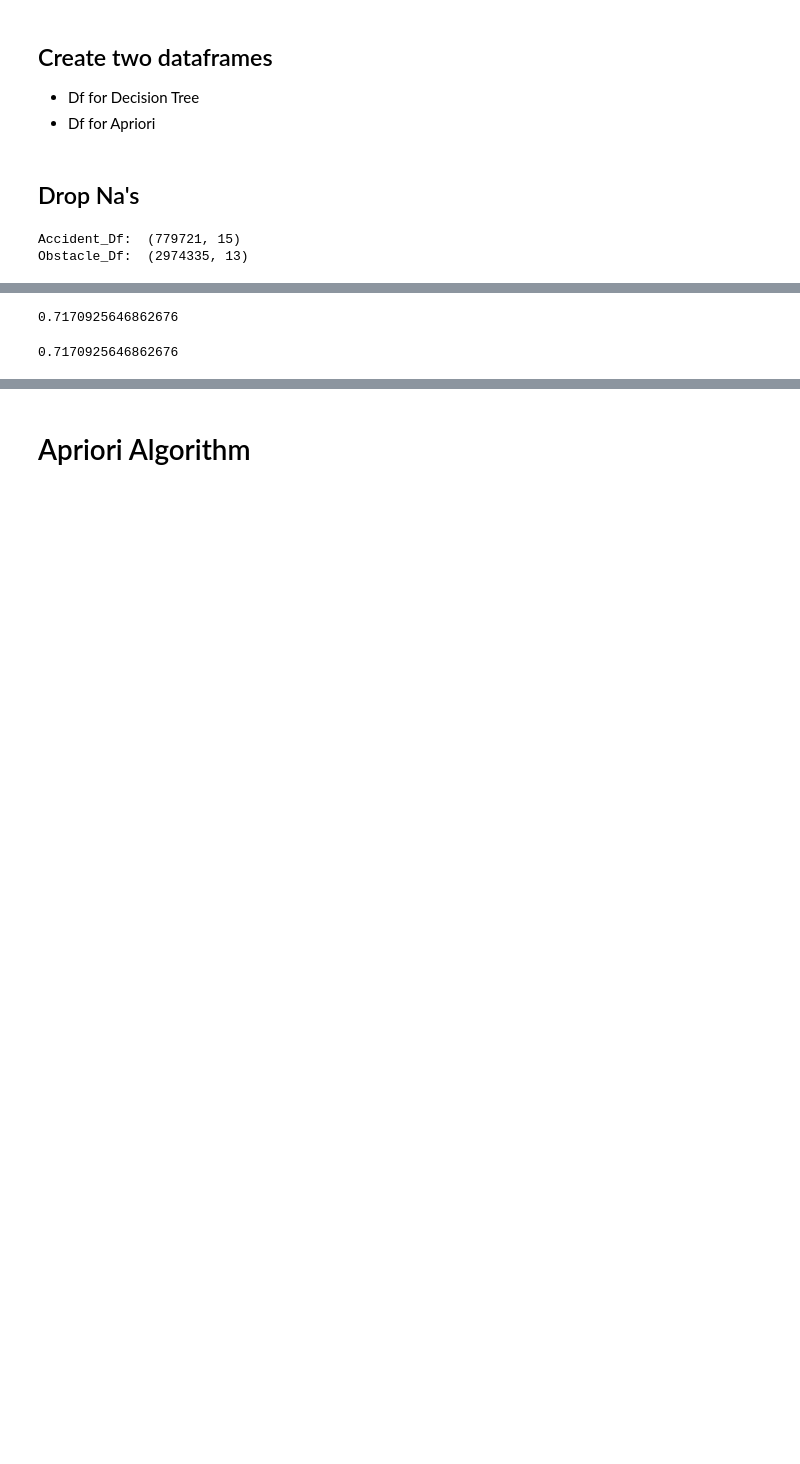
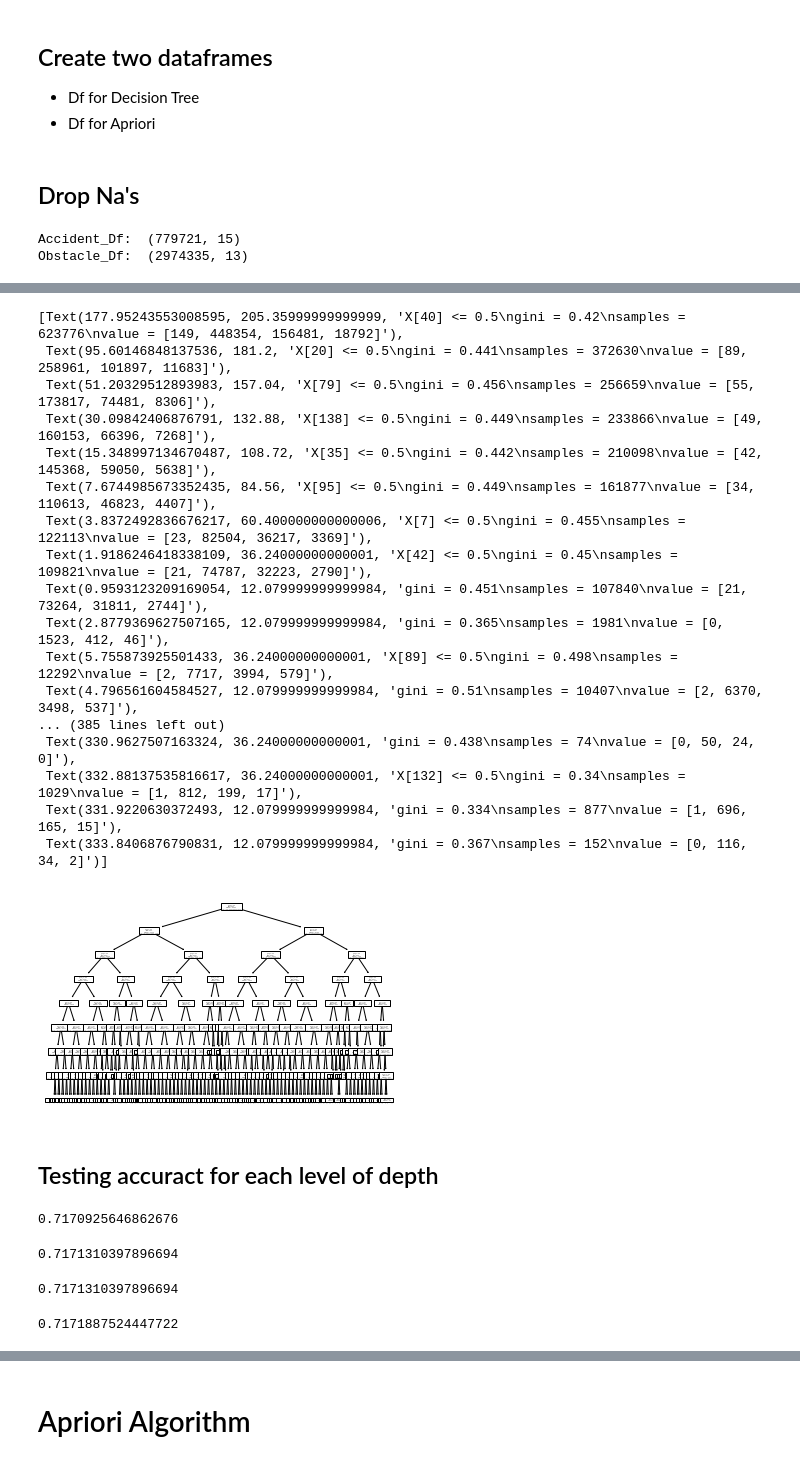
Before and after one commit to amirradman/cmpe255, a Jupyter notebook: Raymonds_Data_Exploration/accident_decision_trees.ipynb, the cells around one changed output, grey strips where cells are left out. Cells and saved outputs as stored; diff of their text form; code cells hidden in the pictures; blank space fills up the shorter version.

```diff
--- a/Raymonds_Data_Exploration/accident_decision_trees.ipynb
+++ b/Raymonds_Data_Exploration/accident_decision_trees.ipynb
@@ -160 +186,26 @@ tree.plot_tree(clf5)
+# %%
+clf8 = DecisionTreeClassifier(max_depth=8)
+clf8 = clf8.fit(X_TRAIN, Y_TRAIN)
+tree.plot_tree(clf8)
+# %% [output]
+[Text(177.95243553008595, 205.35999999999999, 'X[40] <= 0.5\ngini = 0.42\nsamples = 623776\nvalue = [149, 448354, 156481, 18792]'),
+ Text(95.60146848137536, 181.2, 'X[20] <= 0.5\ngini = 0.441\nsamples = 372630\nvalue = [89, 258961, 101897, 11683]'),
+ Text(51.20329512893983, 157.04, 'X[79] <= 0.5\ngini = 0.456\nsamples = 256659\nvalue = [55, 173817, 74481, 8306]'),
+ Text(30.09842406876791, 132.88, 'X[138] <= 0.5\ngini = 0.449\nsamples = 233866\nvalue = [49, 160153, 66396, 7268]'),
+ Text(15.348997134670487, 108.72, 'X[35] <= 0.5\ngini = 0.442\nsamples = 210098\nvalue = [42, 145368, 59050, 5638]'),
+ Text(7.6744985673352435, 84.56, 'X[95] <= 0.5\ngini = 0.449\nsamples = 161877\nvalue = [34, 110613, 46823, 4407]'),
+ Text(3.8372492836676217, 60.400000000000006, 'X[7] <= 0.5\ngini = 0.455\nsamples = 122113\nvalue = [23, 82504, 36217, 3369]'),
+ Text(1.9186246418338109, 36.24000000000001, 'X[42] <= 0.5\ngini = 0.45\nsamples = 109821\nvalue = [21, 74787, 32223, 2790]'),
+ Text(0.9593123209169054, 12.079999999999984, 'gini = 0.451\nsamples = 107840\nvalue = [21, 73264, 31811, 2744]'),
+ Text(2.8779369627507165, 12.079999999999984, 'gini = 0.365\nsamples = 1981\nvalue = [0, 1523, 412, 46]'),
+ Text(5.755873925501433, 36.24000000000001, 'X[89] <= 0.5\ngini = 0.498\nsamples = 12292\nvalue = [2, 7717, 3994, 579]'),
+ Text(4.796561604584527, 12.079999999999984, 'gini = 0.51\nsamples = 10407\nvalue = [2, 6370, 3498, 537]'),
+... (385 lines left out)
+ Text(330.9627507163324, 36.24000000000001, 'gini = 0.438\nsamples = 74\nvalue = [0, 50, 24, 0]'),
+ Text(332.88137535816617, 36.24000000000001, 'X[132] <= 0.5\ngini = 0.34\nsamples = 1029\nvalue = [1, 812, 199, 17]'),
+ Text(331.9220630372493, 12.079999999999984, 'gini = 0.334\nsamples = 877\nvalue = [1, 696, 165, 15]'),
+ Text(333.8406876790831, 12.079999999999984, 'gini = 0.367\nsamples = 152\nvalue = [0, 116, 34, 2]')]
+[figure, added]
+# %% [markdown]
+## Testing accuract for each level of depth
 # %%
@@ -162,6 +214,17 @@ accuracy_score(Y_TEST, clf3.predict(X_TEST))
 # %% [output]
 0.7170925646862676
 # %%
-accuracy_score(Y_TEST, clf5.predict(X_TEST))
+a4 = accuracy_score(Y_TEST, clf4.predict(X_TEST))
+a4
 # %% [output]
-0.7170925646862676
+0.7171310397896694
+# %%
+a6 = accuracy_score(Y_TEST, clf6.predict(X_TEST))
+a6
+# %% [output]
+0.7171310397896694
+# %%
+a8 = accuracy_score(Y_TEST, clf8.predict(X_TEST))
+a8
+# %% [output]
+0.7171887524447722
```
Also changed, not shown: parts of 12 cells of this notebook, 3 other files.
